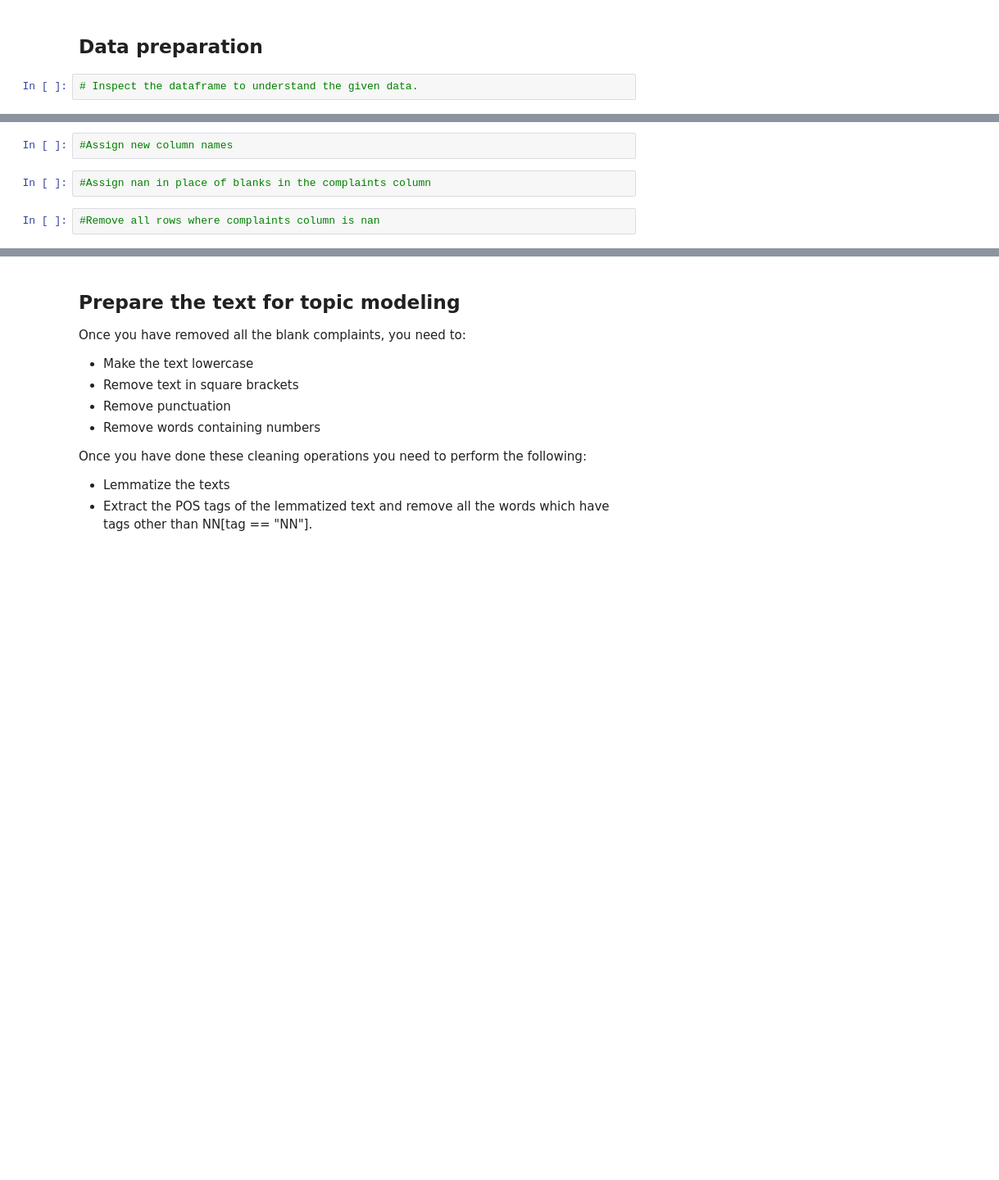
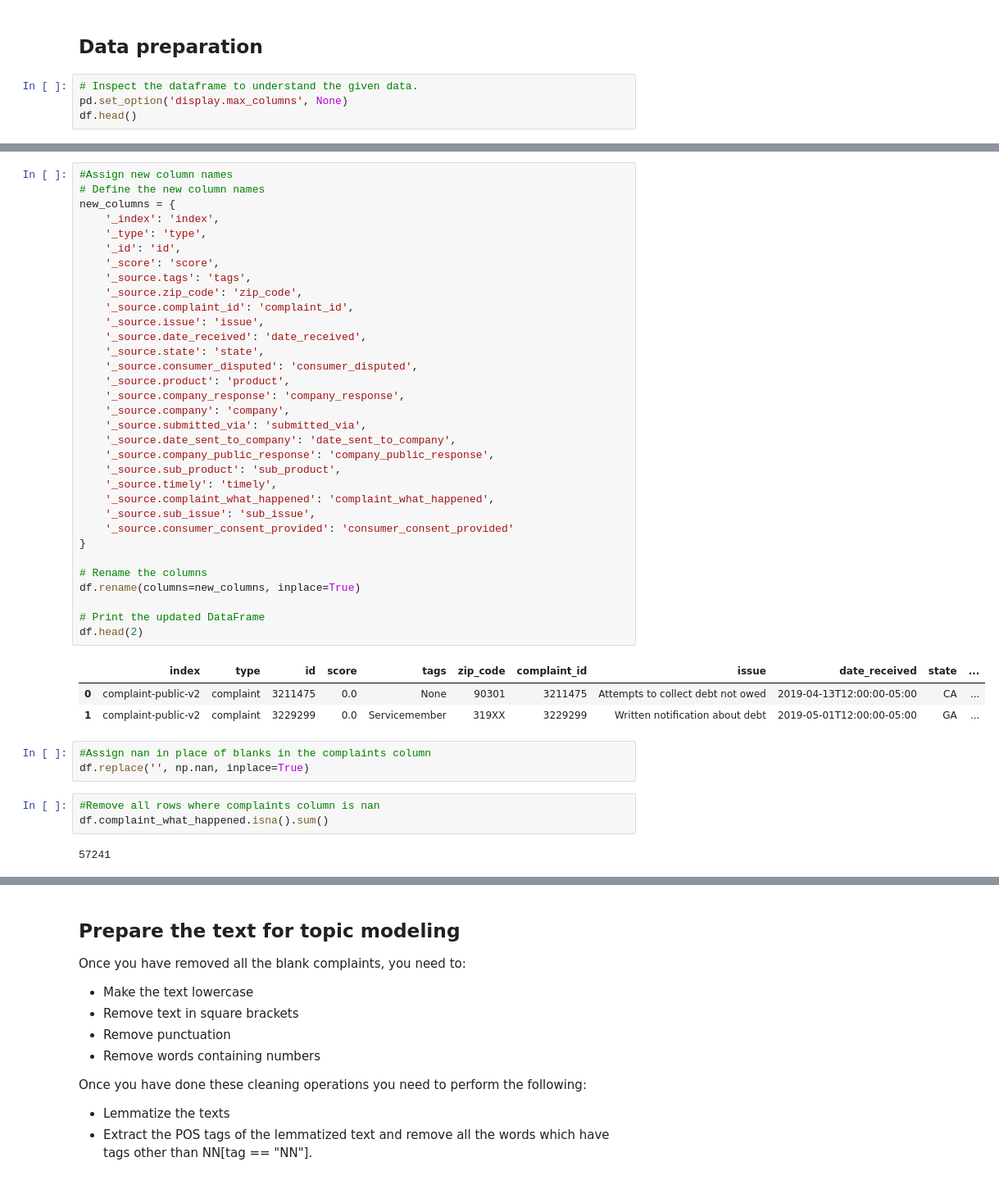
Before and after one commit to hargurjeet/NLP_Automatic_Ticket_Classification, a Jupyter notebook: Automatic_Ticket_Classification_Assignment.ipynb, the cells around one changed output, grey strips where cells are left out. Shown: that part at 82% size. Saved outputs shown, nothing was run; the diff lists cells and outputs as text; blank space fills up the shorter version.

```diff
--- a/Automatic_Ticket_Classification_Assignment.ipynb
+++ b/Automatic_Ticket_Classification_Assignment.ipynb
@@ -119,3 +123,5 @@ df.head()
 ## Data preparation
 # %%
 # Inspect the dataframe to understand the given data.
+pd.set_option('display.max_columns', None)
+df.head()
@@ -124,6 +148,45 @@ df.head()
-# %%
-#Assign new column names
+# %%
+#Assign new column names
+# Define the new column names
+new_columns = {
+    '_index': 'index',
+    '_type': 'type',
+    '_id': 'id',
+    '_score': 'score',
+    '_source.tags': 'tags',
+    '_source.zip_code': 'zip_code',
+    '_source.complaint_id': 'complaint_id',
+    '_source.issue': 'issue',
+    '_source.date_received': 'date_received',
+    '_source.state': 'state',
+    '_source.consumer_disputed': 'consumer_disputed',
+    '_source.product': 'product',
+    '_source.company_response': 'company_response',
+    '_source.company': 'company',
+    '_source.submitted_via': 'submitted_via',
+    '_source.date_sent_to_company': 'date_sent_to_company',
+    '_source.company_public_response': 'company_public_response',
+    '_source.sub_product': 'sub_product',
+    '_source.timely': 'timely',
+    '_source.complaint_what_happened': 'complaint_what_happened',
+    '_source.sub_issue': 'sub_issue',
+    '_source.consumer_consent_provided': 'consumer_consent_provided'
+}
+
+# Rename the columns
+df.rename(columns=new_columns, inplace=True)
+
+# Print the updated DataFrame
+df.head(2)
+# %% [output]
+|  | index | type | id | score | tags | zip_code | complaint_id | issue | date_received | state | ... |
+| 0 | complaint-public-v2 | complaint | 3211475 | 0.0 | None | 90301 | 3211475 | Attempts to collect debt not owed | 2019-04-13T12:00:00-05:00 | CA | ... |
+| 1 | complaint-public-v2 | complaint | 3229299 | 0.0 | Servicemember | 319XX | 3229299 | Written notification about debt | 2019-05-01T12:00:00-05:00 | GA | ... |
 # %%
 #Assign nan in place of blanks in the complaints column
+df.replace('', np.nan, inplace=True)
 # %%
 #Remove all rows where complaints column is nan
+df.complaint_what_happened.isna().sum()
+# %% [output]
+57241
```
Also changed, not shown: parts of 4 cells of this notebook.
